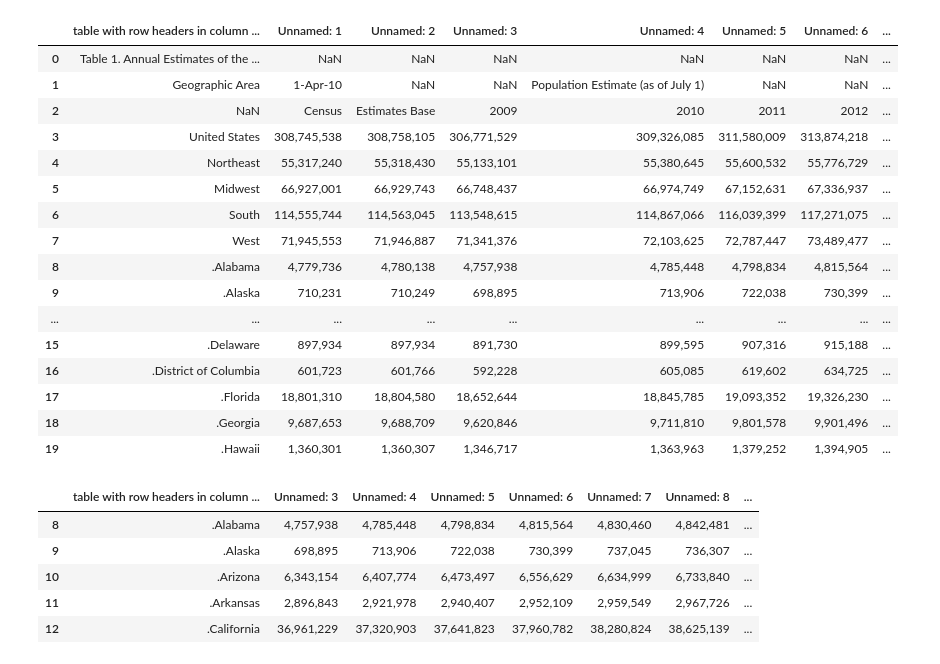
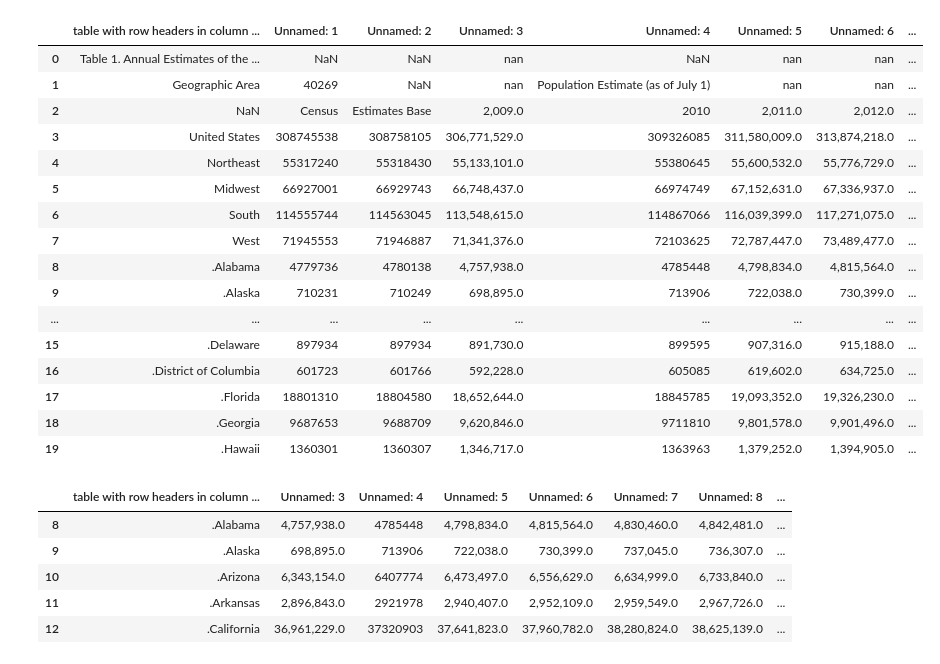
Before and after one commit to jdwright76/Project_1_group1.2, a Jupyter notebook: census_data/project_1_census.ipynb, the cells around one changed output. Drawn from its saved outputs; the diff is of its cells as text; code cells hidden in the pictures.

```diff
--- a/census_data/project_1_census.ipynb
+++ b/census_data/project_1_census.ipynb
@@ -6,25 +6,26 @@ import pandas as pd
 population = pd.read_csv("nst-est2018-01.csv")
 # %%
 population_df = pd.DataFrame(population)
+pd.options.display.float_format = '{:,}'.format
 population.head(20)
 # %% [output]
 |  | table with row headers in column ... | Unnamed: 1 | Unnamed: 2 | Unnamed: 3 | Unnamed: 4 | Unnamed: 5 | Unnamed: 6 | ... |
-| 0 | Table 1. Annual Estimates of the ... | NaN | NaN | NaN | NaN | NaN | NaN | ... |
-| 1 | Geographic Area | 1-Apr-10 | NaN | NaN | Population Estimate (as of July 1) | NaN | NaN | ... |
-| 2 | NaN | Census | Estimates Base | 2009 | 2010 | 2011 | 2012 | ... |
-| 3 | United States | 308,745,538 | 308,758,105 | 306,771,529 | 309,326,085 | 311,580,009 | 313,874,218 | ... |
-| 4 | Northeast | 55,317,240 | 55,318,430 | 55,133,101 | 55,380,645 | 55,600,532 | 55,776,729 | ... |
-| 5 | Midwest | 66,927,001 | 66,929,743 | 66,748,437 | 66,974,749 | 67,152,631 | 67,336,937 | ... |
-| 6 | South | 114,555,744 | 114,563,045 | 113,548,615 | 114,867,066 | 116,039,399 | 117,271,075 | ... |
-| 7 | West | 71,945,553 | 71,946,887 | 71,341,376 | 72,103,625 | 72,787,447 | 73,489,477 | ... |
-| 8 | .Alabama | 4,779,736 | 4,780,138 | 4,757,938 | 4,785,448 | 4,798,834 | 4,815,564 | ... |
-| 9 | .Alaska | 710,231 | 710,249 | 698,895 | 713,906 | 722,038 | 730,399 | ... |
+| 0 | Table 1. Annual Estimates of the ... | NaN | NaN | nan | NaN | nan | nan | ... |
+| 1 | Geographic Area | 40269 | NaN | nan | Population Estimate (as of July 1) | nan | nan | ... |
+| 2 | NaN | Census | Estimates Base | 2,009.0 | 2010 | 2,011.0 | 2,012.0 | ... |
+| 3 | United States | 308745538 | 308758105 | 306,771,529.0 | 309326085 | 311,580,009.0 | 313,874,218.0 | ... |
+| 4 | Northeast | 55317240 | 55318430 | 55,133,101.0 | 55380645 | 55,600,532.0 | 55,776,729.0 | ... |
+| 5 | Midwest | 66927001 | 66929743 | 66,748,437.0 | 66974749 | 67,152,631.0 | 67,336,937.0 | ... |
+| 6 | South | 114555744 | 114563045 | 113,548,615.0 | 114867066 | 116,039,399.0 | 117,271,075.0 | ... |
+| 7 | West | 71945553 | 71946887 | 71,341,376.0 | 72103625 | 72,787,447.0 | 73,489,477.0 | ... |
+| 8 | .Alabama | 4779736 | 4780138 | 4,757,938.0 | 4785448 | 4,798,834.0 | 4,815,564.0 | ... |
+| 9 | .Alaska | 710231 | 710249 | 698,895.0 | 713906 | 722,038.0 | 730,399.0 | ... |
 | ... | ... | ... | ... | ... | ... | ... | ... | ... |
-| 15 | .Delaware | 897,934 | 897,934 | 891,730 | 899,595 | 907,316 | 915,188 | ... |
-| 16 | .District of Columbia | 601,723 | 601,766 | 592,228 | 605,085 | 619,602 | 634,725 | ... |
-| 17 | .Florida | 18,801,310 | 18,804,580 | 18,652,644 | 18,845,785 | 19,093,352 | 19,326,230 | ... |
-| 18 | .Georgia | 9,687,653 | 9,688,709 | 9,620,846 | 9,711,810 | 9,801,578 | 9,901,496 | ... |
-| 19 | .Hawaii | 1,360,301 | 1,360,307 | 1,346,717 | 1,363,963 | 1,379,252 | 1,394,905 | ... |
+| 15 | .Delaware | 897934 | 897934 | 891,730.0 | 899595 | 907,316.0 | 915,188.0 | ... |
+| 16 | .District of Columbia | 601723 | 601766 | 592,228.0 | 605085 | 619,602.0 | 634,725.0 | ... |
+| 17 | .Florida | 18801310 | 18804580 | 18,652,644.0 | 18845785 | 19,093,352.0 | 19,326,230.0 | ... |
+| 18 | .Georgia | 9687653 | 9688709 | 9,620,846.0 | 9711810 | 9,801,578.0 | 9,901,496.0 | ... |
+| 19 | .Hawaii | 1360301 | 1360307 | 1,346,717.0 | 1363963 | 1,379,252.0 | 1,394,905.0 | ... |
 # %%
 population_years = population_df.drop(['Unnamed: 1', 'Unnamed: 2'], axis=1)
 # %%
@@ -32,11 +33,11 @@ population_years.drop(population_years.head(8).index, inplace=True)
 population_years.head()
 # %% [output]
 |  | table with row headers in column ... | Unnamed: 3 | Unnamed: 4 | Unnamed: 5 | Unnamed: 6 | Unnamed: 7 | Unnamed: 8 | ... |
-| 8 | .Alabama | 4,757,938 | 4,785,448 | 4,798,834 | 4,815,564 | 4,830,460 | 4,842,481 | ... |
-| 9 | .Alaska | 698,895 | 713,906 | 722,038 | 730,399 | 737,045 | 736,307 | ... |
-| 10 | .Arizona | 6,343,154 | 6,407,774 | 6,473,497 | 6,556,629 | 6,634,999 | 6,733,840 | ... |
-| 11 | .Arkansas | 2,896,843 | 2,921,978 | 2,940,407 | 2,952,109 | 2,959,549 | 2,967,726 | ... |
-| 12 | .California | 36,961,229 | 37,320,903 | 37,641,823 | 37,960,782 | 38,280,824 | 38,625,139 | ... |
+| 8 | .Alabama | 4,757,938.0 | 4785448 | 4,798,834.0 | 4,815,564.0 | 4,830,460.0 | 4,842,481.0 | ... |
+| 9 | .Alaska | 698,895.0 | 713906 | 722,038.0 | 730,399.0 | 737,045.0 | 736,307.0 | ... |
+| 10 | .Arizona | 6,343,154.0 | 6407774 | 6,473,497.0 | 6,556,629.0 | 6,634,999.0 | 6,733,840.0 | ... |
+| 11 | .Arkansas | 2,896,843.0 | 2921978 | 2,940,407.0 | 2,952,109.0 | 2,959,549.0 | 2,967,726.0 | ... |
+| 12 | .California | 36,961,229.0 | 37320903 | 37,641,823.0 | 37,960,782.0 | 38,280,824.0 | 38,625,139.0 | ... |
 # %%
 population_years.columns = ['State', '2009', '2010', '2011', '2012', '2013', '2014', '2015', '2016', '2017', '2018']
 population_years.head()
```
Also changed, not shown: parts of 5 cells of this notebook, 2 other files.
